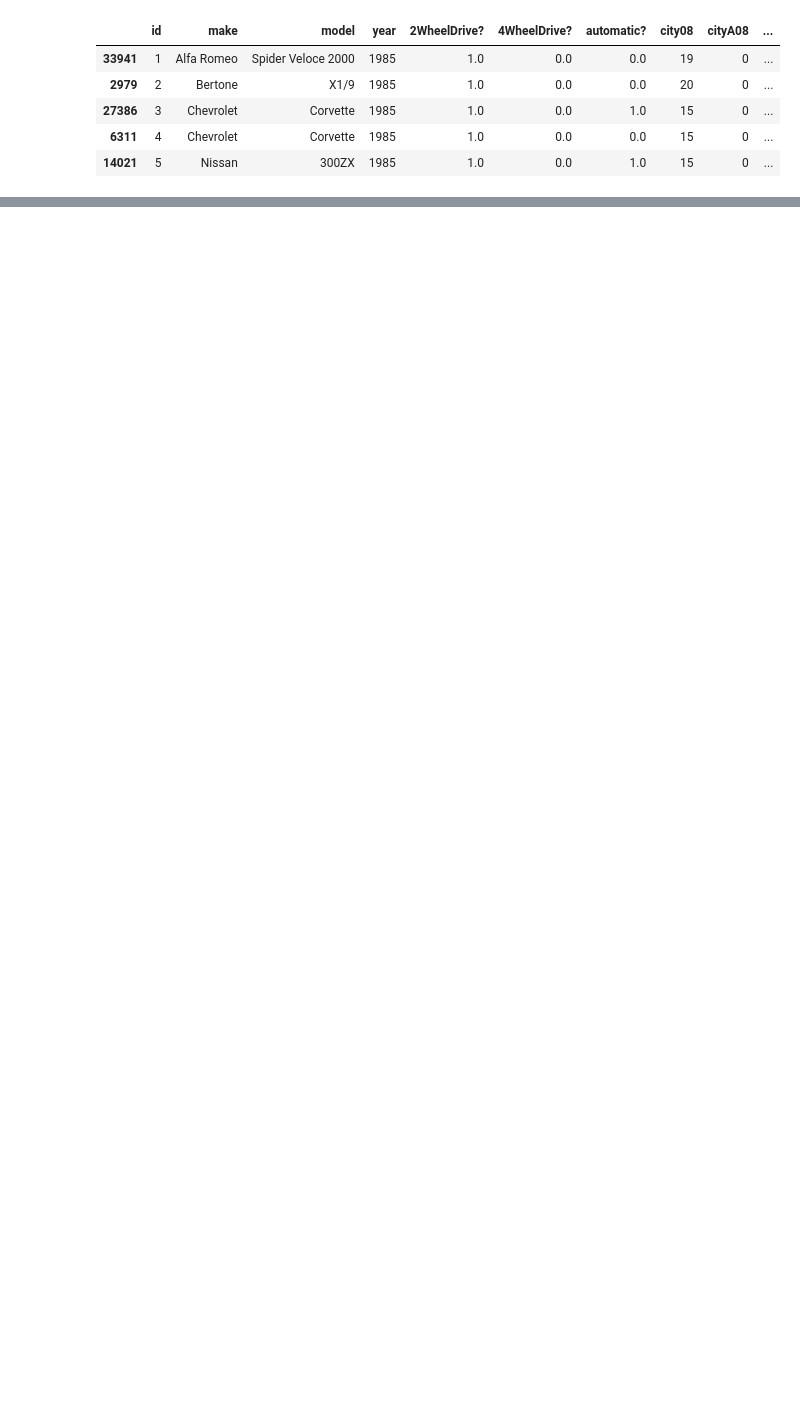
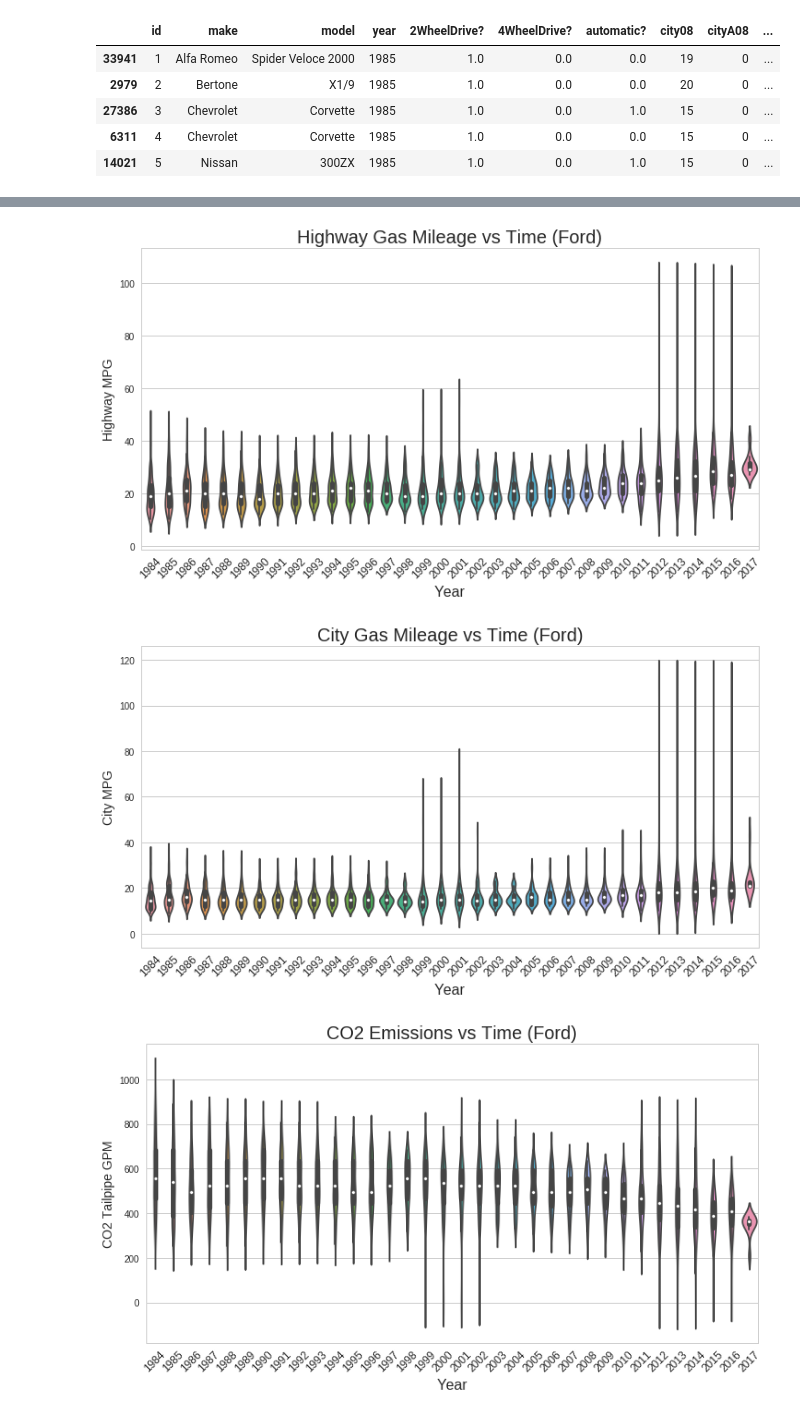
Before and after one commit to jnfoote76/fuel-economy-analysis, a Jupyter notebook: nathan_work.ipynb, the cells around one changed output, grey strips where cells are left out. Drawn from its saved outputs; the diff is of its cells as text; code cells hidden in the pictures; blank space fills up the shorter version.

```diff
--- a/nathan_work.ipynb
+++ b/nathan_work.ipynb
@@ -260,0 +246,35 @@ for make in topBrandsUsa:
+# %%
+# Violin plots for all of the "major brands"
+
+sns.set_style("whitegrid")
+
+for make in topBrandsUsa:
+    currMakeRows = df.loc[df['make'] == make]
+
+    plt.figure(figsize=(12,6))
+    ax = sns.violinplot(x="year", y="highway08", data=currMakeRows)
+    plt.title('Highway Gas Mileage vs Time (' + make + ')', fontsize=20)
+    plt.setp(ax.get_xticklabels(), rotation=45, fontsize=12)
+    plt.xlabel('Year', fontsize=16)
+    plt.ylabel('Highway MPG', fontsize=14)
+    plt.show()
+
+    plt.figure(figsize=(12,6))
+    ax = sns.violinplot(x="year", y="city08", data=currMakeRows)
+    plt.title('City Gas Mileage vs Time (' + make + ')', fontsize=20)
+    plt.setp(ax.get_xticklabels(), rotation=45, fontsize=12)
+    plt.xlabel('Year', fontsize=16)
+    plt.ylabel('City MPG', fontsize=14)
+    plt.show()
+
+    plt.figure(figsize=(12,6))
+    ax = sns.violinplot(x="year", y="co2TailpipeGpm", data=currMakeRows)
+    plt.title('CO2 Emissions vs Time (' + make + ')', fontsize=20)
+    plt.setp(ax.get_xticklabels(), rotation=45, fontsize=12)
+    plt.xlabel('Year', fontsize=16)
+    plt.ylabel('CO2 Tailpipe GPM', fontsize=14)
+    plt.show()
+# %% [output]
+[figure, added]
+[figure, added]
+[figure, added]
```
Also changed, not shown: parts of 13 cells of this notebook.
